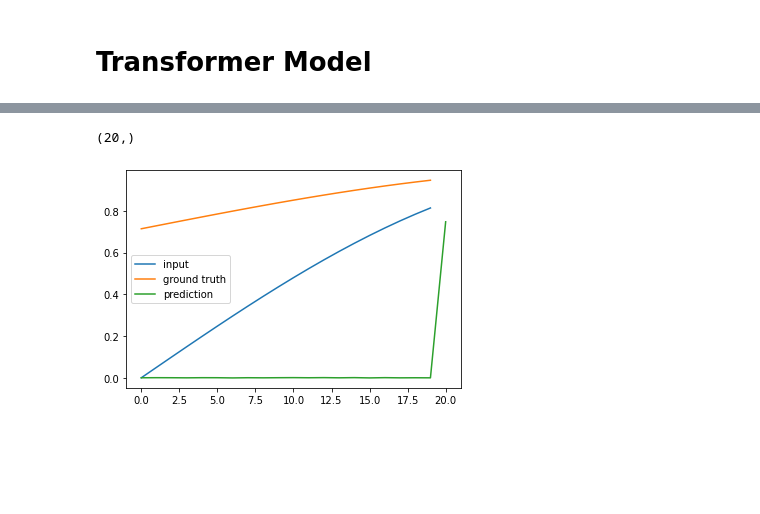
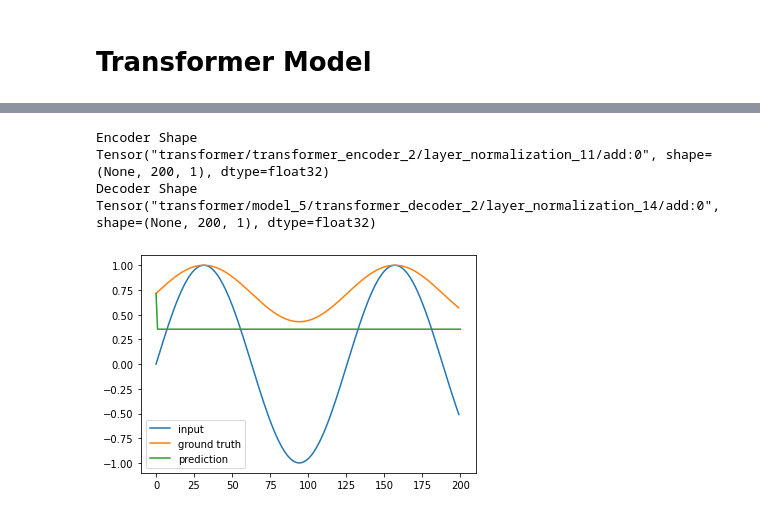
Before and after one commit to StefB4/Head2Eye, a Jupyter notebook: Seq2Seq-Transformer-TimeSeries.ipynb, the cells around one changed output, grey strips where cells are left out. Drawn from its saved outputs; the diff is of its cells as text; code cells hidden in the pictures; blank space fills up the shorter version.

Commit message:
transformer: output dim, mse, prediction

```diff
--- a/Seq2Seq-Transformer-TimeSeries.ipynb
+++ b/Seq2Seq-Transformer-TimeSeries.ipynb
@@ -73,8 +95,8 @@ plt.show()
 # %% [output]
 [figure]
 # %%
-batch_size = 128
-sequence_length = 20
+batch_size = 64
+sequence_length = 200
 # %%
 # Create windowed data
 
@@ -434,8 +373,10 @@ x_decoder = layers.Dropout(0.5)(x_decoder)
 
 # decoder_outputs = layers.Dense(vocab_size, activation="softmax")(x) # orig
 #decoder_outputs = layers.Dense(sequence_length, activation="softmax")(x_decoder)
-decoder_outputs = layers.Dense(20, activation="tanh")(x_decoder)
 
+
+#decoder_outputs = layers.Dense(sequence_length, activation="tanh")(x_decoder)
+decoder_outputs = layers.Flatten()(x_decoder)
 
 
 
@@ -473,13 +417,14 @@ def custom_mse(y_true, y_pred):
 
     return tf.reduce_mean(squared_difference)
 # %%
-epochs = 300  # This should be at least 30 for convergence
+epochs = 10  # min 30
 
 transformer.summary()
 transformer.compile(
-    "rmsprop", loss=custom_mse, metrics=["accuracy"] # sparse_categorical_crossentropy # mse
+    "adam", loss="mse", metrics=["accuracy"] # rmsprop # sparse_categorical_crossentropy # mse
 )
-transformer.fit(train_ds, epochs=epochs, validation_data=val_ds)
+
+transformer.fit(train_ds, epochs=epochs, validation_data=val_ds, callbacks=[WandbCallback()])
 # %% [output]
 Model: "transformer"
 __________________________________________________________________________________________________
@@ -502,31 +458,45 @@ Epoch 300/300
 # %%
 
-max_decoded_sequence_length = 20
+max_decoded_sequence_length = 200
 
-def decode_sequence(input_sequence):
-    decoded_sequence = np.zeros((max_decoded_sequence_length))
+def decode_sequence(input_sequence, first_elem):
+
+    decoded_sequence = np.zeros((max_decoded_sequence_length)) # text vectorization layer generates fixed len vector even for shorter input
+    decoded_sequence[0] = first_elem
+
     for i in range(max_decoded_sequence_length):
+
+        #print("decode seq")
+        #print(decoded_sequence)
 
         predictions = transformer.predict([np.array([input_sequence,]), np.array([decoded_sequence,])])
 
-        # verify idxs
-        sampled_token = np.max(predictions[0, i, i]) # idea: out of all seq predicted per token, take current token pred seq and from that take current token pred idx
+        #print("predictions")
+        #print(np.shape(predictions))
+        #print(predictions)
+
+
+        # todo: fix such that actual full seq is considered here, i.e. fix dataset by eg. shift for targets incl. start target -> making 200 -> 201
         if i < max_decoded_sequence_length - 1:
+            sampled_token = predictions[0, i + 1]
             decoded_sequence[i+1] = sampled_token
 
     return np.append(decoded_sequence, sampled_token) # add last token
 # %%
 inp_seq = train_inp_seqs[0][:-1]
 true_seq = train_target_seqs[0][:-1]
-pred_seq = decode_sequence(inp_seq)
+pred_seq = decode_sequence(inp_seq, true_seq[0])
 
-print(np.shape(inp_seq))
+
 
 plt.plot(inp_seq, label = "input")
 plt.plot(true_seq, label = "ground truth")
 plt.plot(pred_seq, label = "prediction")
 plt.legend()
 plt.show()
 # %% [output]
-(20,)
+Encoder Shape
+Tensor("transformer/transformer_encoder_2/layer_normalization_11/add:0", shape=(None, 200, 1), dtype=float32)
+Decoder Shape
+Tensor("transformer/model_5/transformer_decoder_2/layer_normalization_14/add:0", shape=(None, 200, 1), dtype=float32)
-[figure, old version]
+[figure, new version]
```
Also changed, not shown: parts of 32 cells of this notebook, 16 other files.
